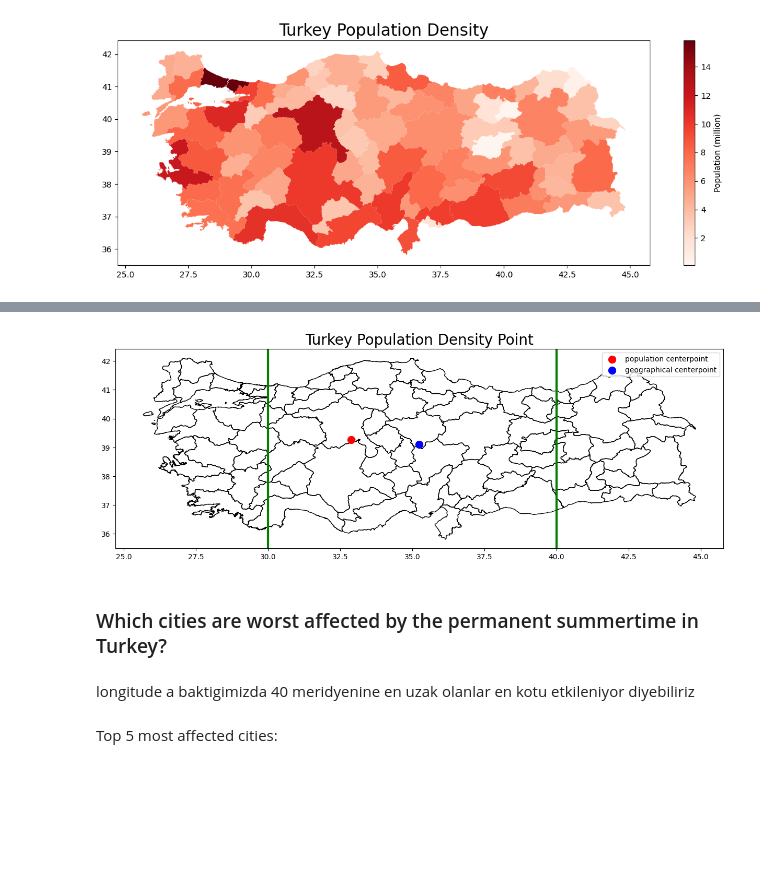
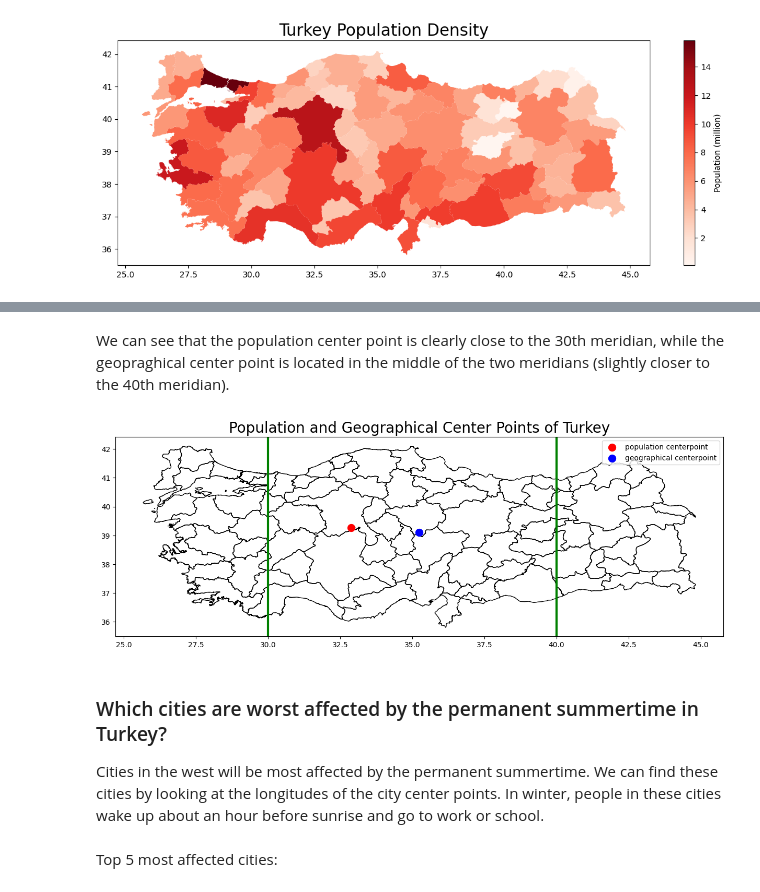
Before and after one commit to FlyinHedgehog/MAT388E-final-project, a Jupyter notebook: Final_Project.ipynb, the cells around one changed output, grey strips where cells are left out. Cells and saved outputs as stored; diff of their text form; code cells hidden in the pictures; blank space fills up the shorter version.

```diff
--- a/Final_Project.ipynb
+++ b/Final_Project.ipynb
@@ -241,25 +281,26 @@ geo_cp_long = (min(turkey_pop_lot_long['longitude']) + max(turkey_pop_lot_long['
 df = pd.DataFrame({'latitude': [geo_cp_lat],'longitude': [geo_cp_long]})
 
 geo_cp = geopandas.GeoDataFrame(df, geometry = geopandas.points_from_xy(df.longitude, df.latitude))
+# %% [markdown]
+We can see that the population center point is clearly close to the 30th meridian, while the geopraghical center point is located in the middle of the two meridians (slightly closer to the 40th meridian).
 # %%
 fig, ax = plt.subplots(figsize=(15, 15))
 
 turkey_adm.plot(ax = ax,edgecolor="k", facecolor="none")
 pop_cp.plot(ax = ax, color='red', markersize = 100, label='population centerpoint')
 geo_cp.plot(ax = ax, color='blue', markersize = 100, label='geographical centerpoint')
 ax.axvline(x=30, color='green', linewidth=3)
 ax.axvline(x=40, color='green', linewidth=3)
 
-ax.set_title("Turkey Population Density Point", size=20)
+ax.set_title("Population and Geographical Center Points of Turkey", size=20)
 ax.legend()
 
 plt.show()
 # %% [output]
-[figure, old version]
+[figure, new version]
-# %% [markdown]
-### Which cities are worst affected by the permanent summertime in Turkey?
-# %% [markdown]
-longitude a baktigimizda 40 meridyenine en uzak olanlar en kotu etkileniyor diyebiliriz
+# %% [markdown]
+### Which cities are worst affected by the permanent summertime in Turkey?
+Cities in the west will be most affected by the permanent summertime. We can find these cities by looking at the longitudes of the city center points. In winter, people in these cities wake up about an hour before sunrise and go to work or school.
 # %%
 turkey_centeralpoints['cpDistanceMeridian40'] = abs(turkey_centeralpoints['longitude']-40)
 # %% [markdown]
```
Also changed, not shown: parts of 49 cells of this notebook.
